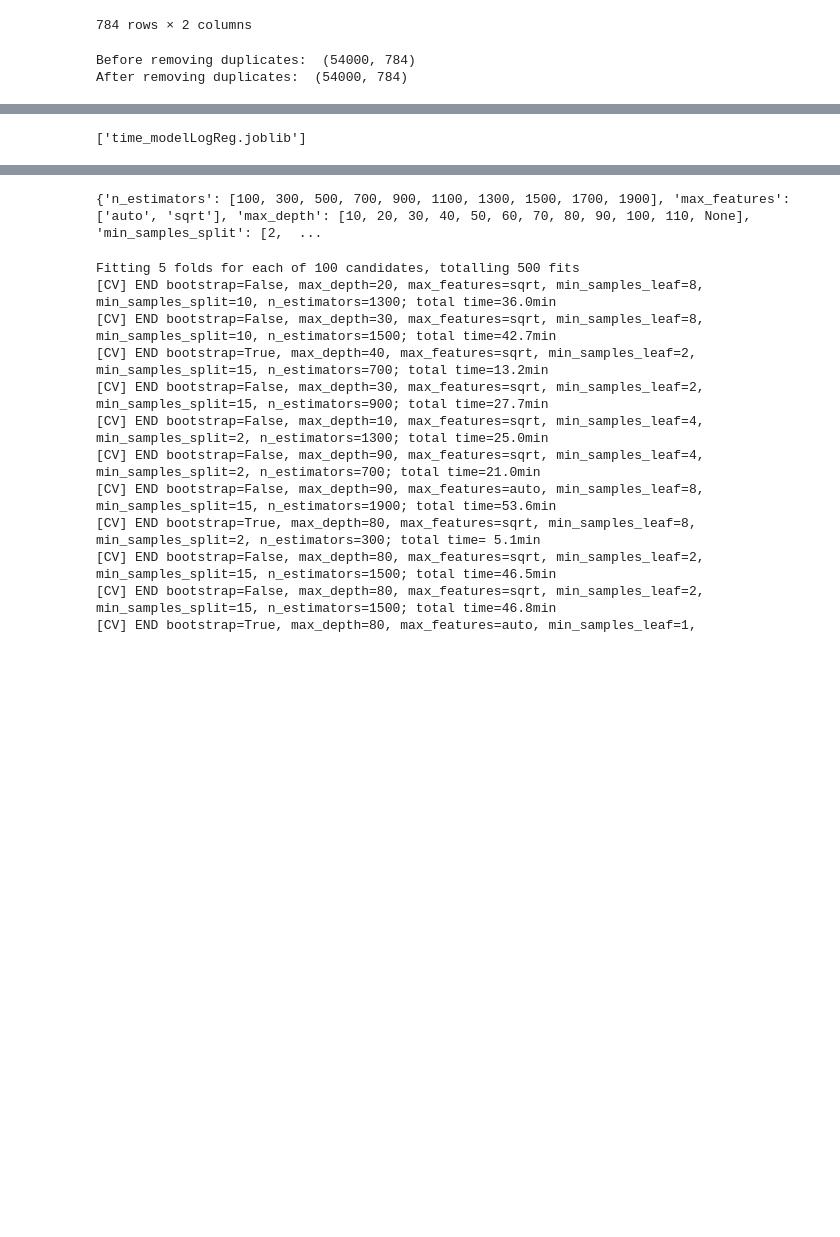
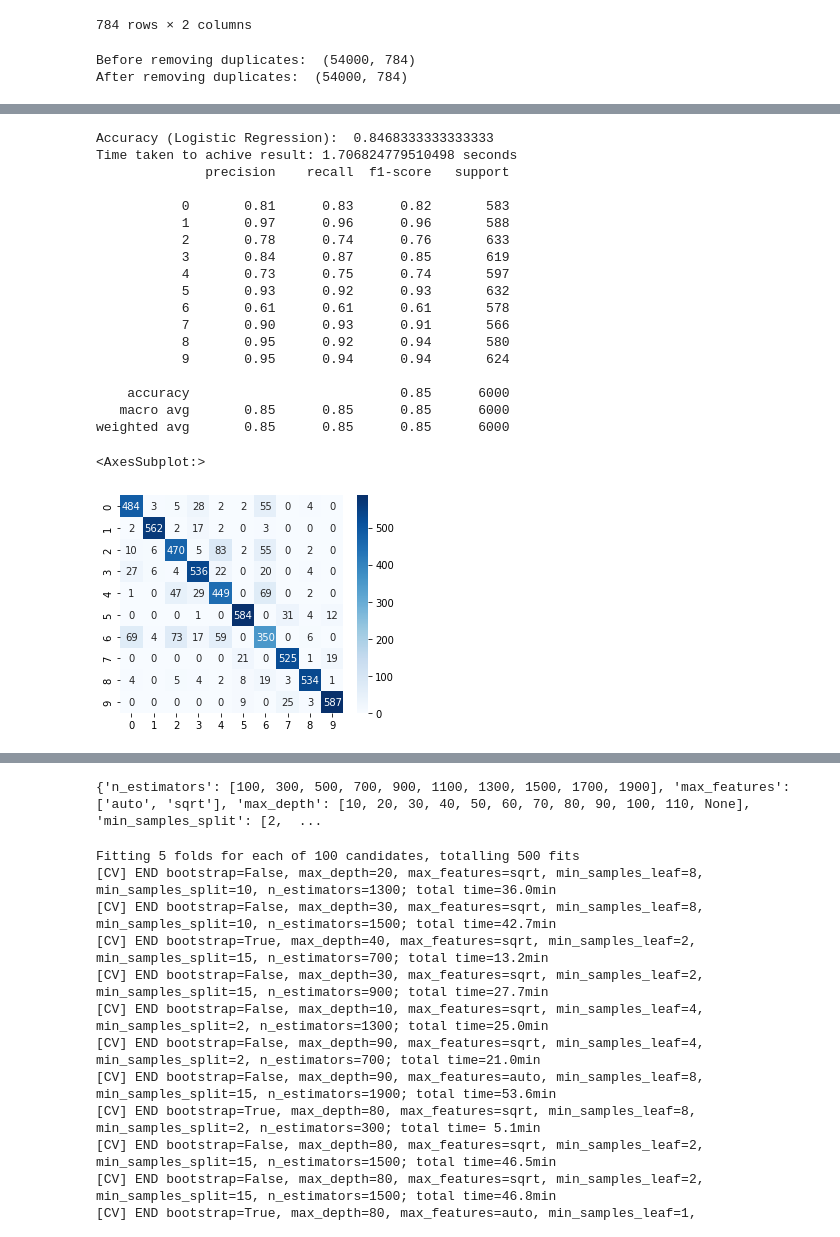
Before and after one commit to sandler2806/Data-Visualization, a Jupyter notebook: Fashion MNIST.ipynb, the cells around one changed output, grey strips where cells are left out. Saved outputs shown, nothing was run; the diff lists cells and outputs as text; code cells hidden in the pictures; blank space fills up the shorter version.

```diff
--- a/Fashion MNIST.ipynb
+++ b/Fashion MNIST.ipynb
@@ -167,12 +215,12 @@ X_train.shape
 # %%
-dummyModel = joblib.load('dummyModel.joblib')
-timeDummy = joblib.load('time_dummyModel.joblib')
+# dummyModel = joblib.load('dummyModel.joblib')
+# timeDummy = joblib.load('time_dummyModel.joblib')
 
-predictionsDummy = dummyModel.predict(X_test)
-accuracyDummy = metrics.accuracy_score(y_test, predictionsDummy)
-print("Accuracy Dummy: ", accuracyDummy)
-print("Time taken to achive result: %s seconds" % (timeDummy))
+# predictionsDummy = dummyModel.predict(X_test)
+# accuracyDummy = metrics.accuracy_score(y_test, predictionsDummy)
+# print("Accuracy Dummy: ", accuracyDummy)
+# print("Time taken to achive result: %s seconds" % (timeDummy))
 
-plt.figure(figsize=(5,4))
-print(classification_report(y_test, predictionsDummy, zero_division = 0))
-sns.heatmap(confusion_matrix(y_test, predictionsDummy), cmap = "Blues", annot=True, fmt = '.0f')
+# plt.figure(figsize=(5,4))
+# print(classification_report(y_test, predictionsDummy, zero_division = 0))
+# sns.heatmap(confusion_matrix(y_test, predictionsDummy), cmap = "Blues", annot=True, fmt = '.0f')
@@ -200,22 +227,41 @@ weighted avg       0.10      0.10      0.10      6000
 # %%
 #logistic
 # %%
-# start_timeLogReg = time.time()
-# warnings.filterwarnings('ignore')
-# modelLogReg = LogisticRegression(max_iter=500)
-# modelLogReg.fit(X_train, y_train)
-# predictionsLogReg = modelLogReg.predict(X_test)
-# joblib.dump(modelLogReg, 'modelLogReg.joblib')
-# joblib.dump((time.time() - start_timeLogReg), 'time_modelLogReg.joblib')
+start_timeLogReg = time.time()
+warnings.filterwarnings('ignore')
+modelLogReg = LogisticRegression()
+modelLogReg.fit(X_train, y_train)
+predictionsLogReg = modelLogReg.predict(X_test)
+joblib.dump(modelLogReg, 'modelLogReg.joblib')
+joblib.dump((time.time() - start_timeLogReg), 'time_modelLogReg.joblib')
 
-# accuracyLogReg = modelLogReg.score(X_test, y_test)
-# print("Accuracy (Logistic Regression): ", accuracyLogReg)
-# timeLogReg = time.time() - start_timeLogReg
-# print("Time taken to achive result: %s seconds" % (timeLogReg))
+accuracyLogReg = modelLogReg.score(X_test, y_test)
+print("Accuracy (Logistic Regression): ", accuracyLogReg)
+timeLogReg = time.time() - start_timeLogReg
+print("Time taken to achive result: %s seconds" % (timeLogReg))
 
-# plt.figure(figsize=(5,4))
-# print(classification_report(y_test, predictionsLogReg))
-# sns.heatmap(confusion_matrix(y_test, predictionsLogReg), cmap = "Blues", annot=True, fmt = '.0f')
+plt.figure(figsize=(5,4))
+print(classification_report(y_test, predictionsLogReg))
+sns.heatmap(confusion_matrix(y_test, predictionsLogReg), cmap = "Blues", annot=True, fmt = '.0f')
 # %% [output]
-['time_modelLogReg.joblib']
+Accuracy (Logistic Regression):  0.8468333333333333
+Time taken to achive result: 1.706824779510498 seconds
+              precision    recall  f1-score   support
+
+           0       0.81      0.83      0.82       583
+           1       0.97      0.96      0.96       588
+           2       0.78      0.74      0.76       633
+           3       0.84      0.87      0.85       619
+           4       0.73      0.75      0.74       597
+           5       0.93      0.92      0.93       632
+           6       0.61      0.61      0.61       578
+           7       0.90      0.93      0.91       566
+           8       0.95      0.92      0.94       580
+           9       0.95      0.94      0.94       624
+
+    accuracy                           0.85      6000
+   macro avg       0.85      0.85      0.85      6000
+weighted avg       0.85      0.85      0.85      6000
+<AxesSubplot:>
+[figure, added]
 # %%
```
Also changed, not shown: parts of 30 cells of this notebook.
